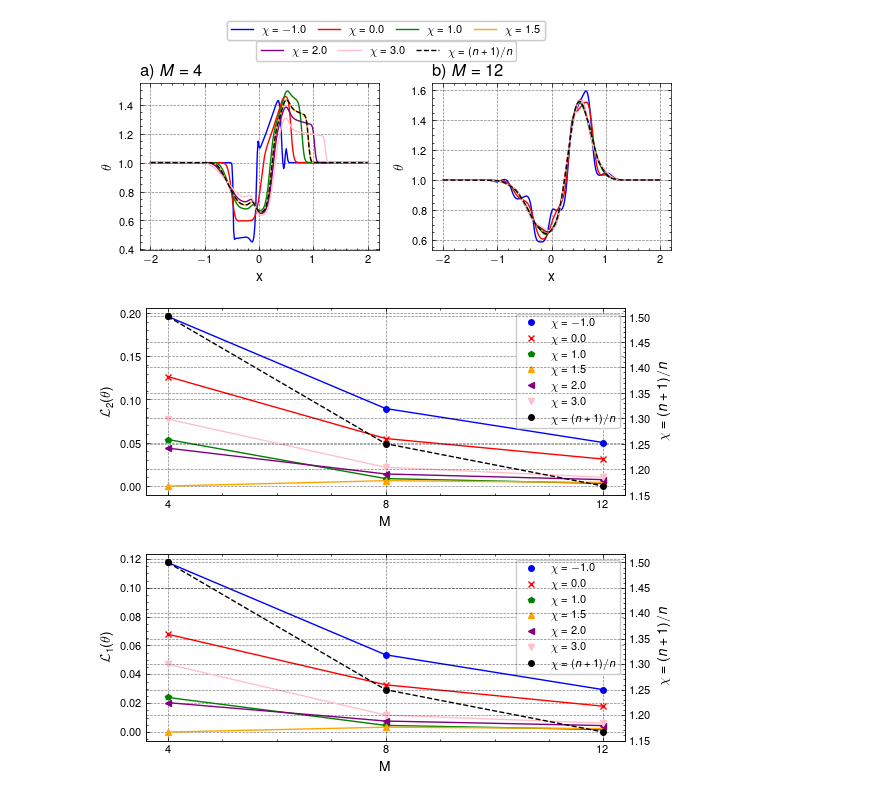
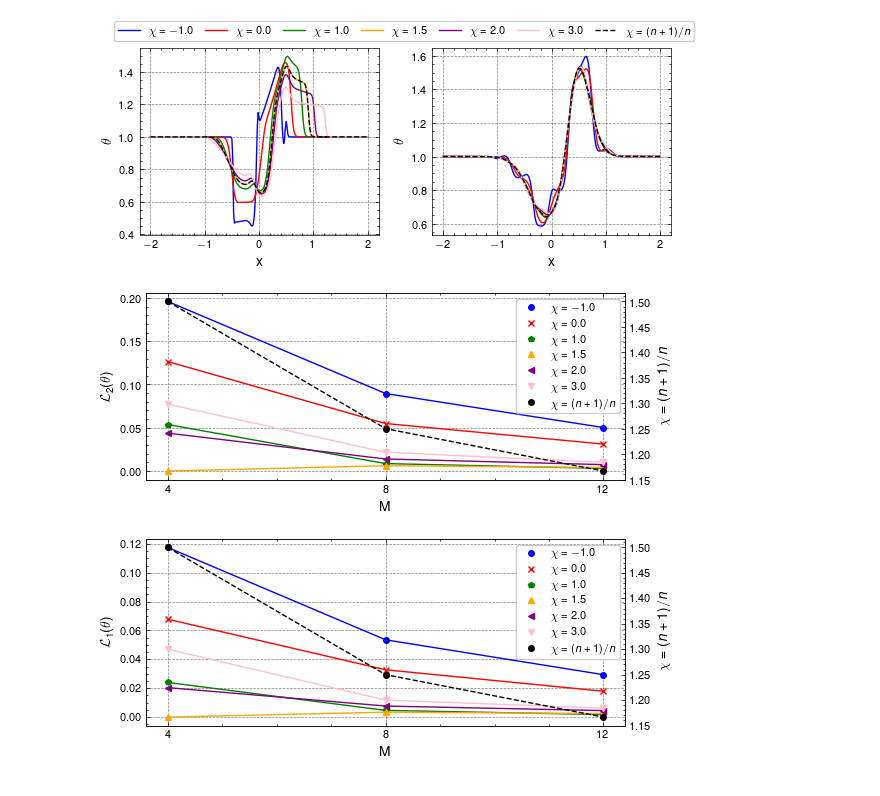
Before and after one commit to JanHab/ExtGram.jl, a Jupyter notebook: notebooks/GaugeInvariance.ipynb, the cells around one changed output. Cells and saved outputs as stored; diff of their text form; code cells hidden in the pictures.

Commit message:
fix title

```diff
--- a/notebooks/GaugeInvariance.ipynb
+++ b/notebooks/GaugeInvariance.ipynb
@@ -60,47 +60,55 @@ for plot_index, M in enumerate(Moments_plotting):
         data = read_solution_file(filename)
 
         # Build time → timestep mapping
         times = np.array([data[ts]["t"] for ts in sorted(data.keys())])
         timesteps = np.array(sorted(data.keys()))
 
         time_query = 21 # last time step
         sol = interpolate_solution(data, time_query, times, timesteps)
         x, w, t = sol["x"], sol["u"], sol["t"]
 
         label = f"$\\chi={chi}$"
         if chi == "optimal":
             label = f"$\\chi=(n+1)/n={1+2/M:.3f}$"
         axs[plot_index].plot(x, w[:,2], color=colors[i], linestyle=linestyles[i], label=label)
 
     axs[plot_index].set_xlabel("x")
     axs[plot_index].set_ylabel("$\\theta$")
-    axs[plot_index].set_title(f'{labels[plot_index]}) $M={M}$', loc='left')
+    # axs[plot_index].set_title(f'{labels[plot_index]}) $M={M}$', loc='left')
 
 chi_elements = [Line2D([0], [0], color=colors[i], label=f'$\\chi={chi}$') for i, chi in enumerate(chi_vector[:-1])]
 chi_elements.append(Line2D([0], [0], color=colors[-1], label=f'$\\chi=(n+1)/n$', linestyle='--'))
 leg1 = fig.legend(
-    handles=chi_elements[:4],
+    handles=chi_elements,
     loc='upper center',
-    bbox_to_anchor=(0.5, 1.13),
-    ncol=4,
+    bbox_to_anchor=(0.53, 1.07),
+    ncol=7,
     # frameon=True,
     columnspacing=1.0 # Adjust spacing between columns
 )
-leg2 = fig.legend(
-    handles=chi_elements[4:],
-    loc='upper center',
-    bbox_to_anchor=(0.5, 1.05),
-    ncol=3,
-    # frameon=True,
-    columnspacing=1.0 # Adjust spacing between columns
-)
-fig.add_artist(leg1)
+# leg1 = fig.legend(
+#     handles=chi_elements[:4],
+#     loc='upper center',
+#     bbox_to_anchor=(0.5, 1.13),
+#     ncol=4,
+#     # frameon=True,
+#     columnspacing=1.0 # Adjust spacing between columns
+# )
+# leg2 = fig.legend(
+#     handles=chi_elements[4:],
+#     loc='upper center',
+#     bbox_to_anchor=(0.5, 1.05),
+#     ncol=3,
+#     # frameon=True,
+#     columnspacing=1.0 # Adjust spacing between columns
+# )
+# fig.add_artist(leg1)
 
 fig.tight_layout()
 fig.savefig('../out/Figures/GaugeInvestigation/GaugeInvestigation.pdf', bbox_inches='tight')
 fig.show()
 # %% [output]
-[figure, old version]
+[figure, new version]
 # %%
 fig_L2, axs_L2 = plt.subplots()
 fig_L1, axs_L1 = plt.subplots()
@@ -152,6 +160,7 @@ twinx = [axs.twinx() for axs in [axs_L1, axs_L2]]
 chi_elements = [Line2D([0], [0], color=colors[i], marker=marker[i], label=f'$\\chi={chi}$', linestyle='') for i, chi in enumerate(chi_vector[:-1])]
 chi_elements.append(Line2D([0], [0], color='k', linestyle='', marker='o', label="$\\chi=(n+1)/n$"))
 [axs.legend(handles=chi_elements) for axs in [axs_L1, axs_L2]]
+[twinx_.grid(False) for twinx_ in twinx]
 
 fig_L2.tight_layout()
 fig_L2.savefig('../out/Figures/GaugeInvestigation/GaugeInvestigation_L2Error_vs_M.pdf')
@@ -161,5 +170,5 @@ fig_L1.tight_layout()
 fig_L1.savefig('../out/Figures/GaugeInvestigation/GaugeInvestigation_L1Error_vs_M.pdf')
 fig_L1.show()
 # %% [output]
-[figure, old version]
+[figure, new version]
-[figure, old version]
+[figure, new version]
```
Also changed, not shown: 1 other file.
